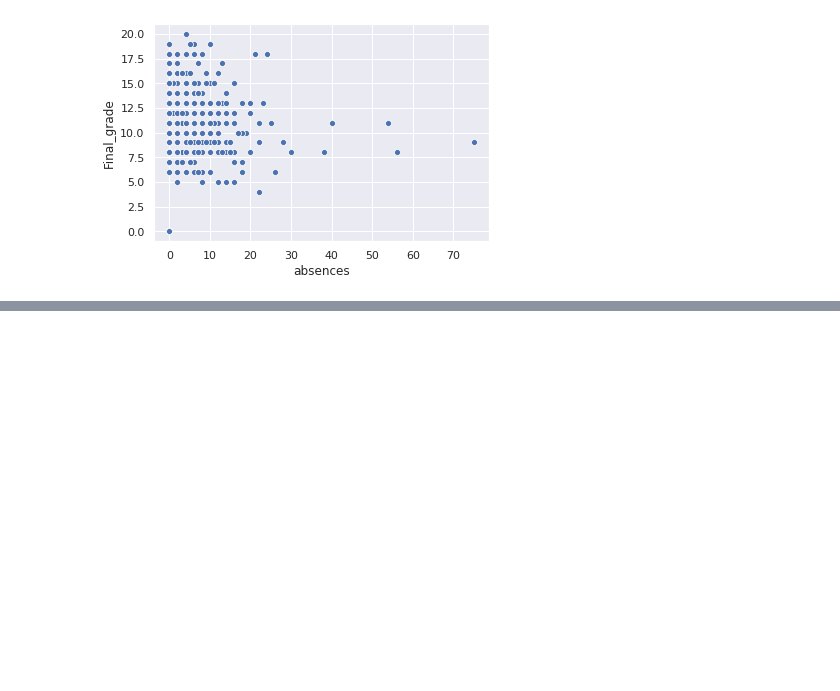
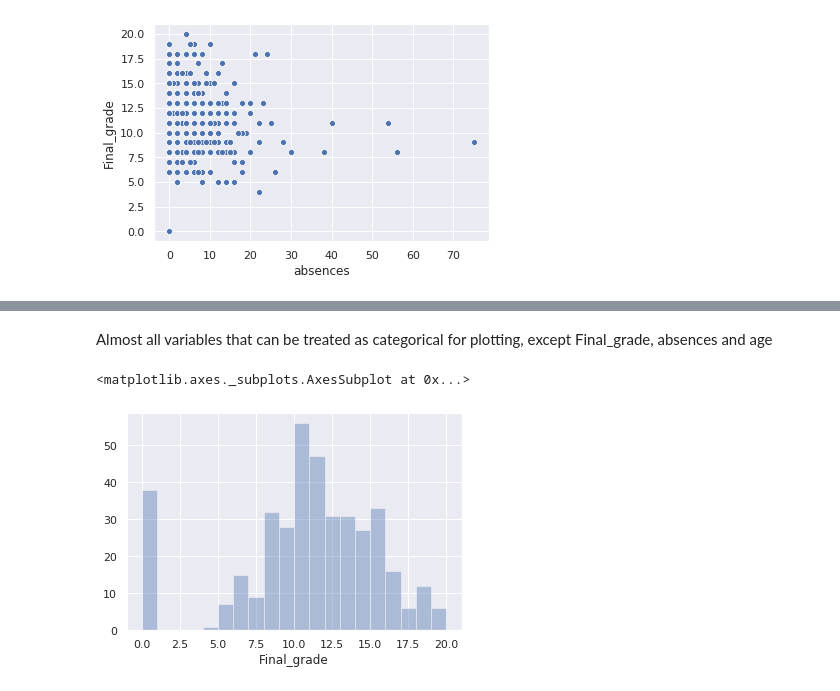
Before and after one commit to bugraefendi/ML-Grades, a Jupyter notebook: Mat-EDA.ipynb, the cells around one changed output, grey strips where cells are left out. Saved outputs shown, nothing was run; the diff lists cells and outputs as text; code cells hidden in the pictures; blank space fills up the shorter version.

Commit message:
new plots EDA

```diff
--- a/Mat-EDA.ipynb
+++ b/Mat-EDA.ipynb
@@ -269,0 +268,7 @@ sns.scatterplot(x = 'absences', y = 'Final_grade', data = to_model[['absences',
+# %% [markdown]
+Almost all variables that can be treated as categorical for plotting, except Final_grade, absences and age
+# %%
+sns.distplot(to_model.Final_grade,kde = False, bins = 20)
+# %% [output]
+<matplotlib.axes._subplots.AxesSubplot at 0x...>
+[figure, added]
```
Also changed, not shown: parts of 8 cells of this notebook.
